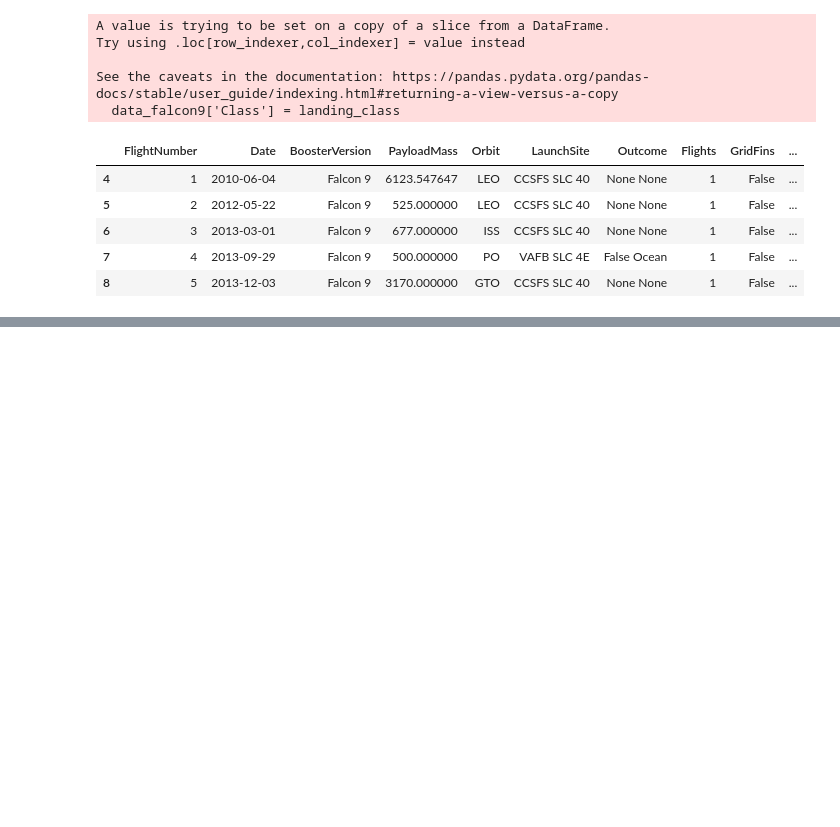
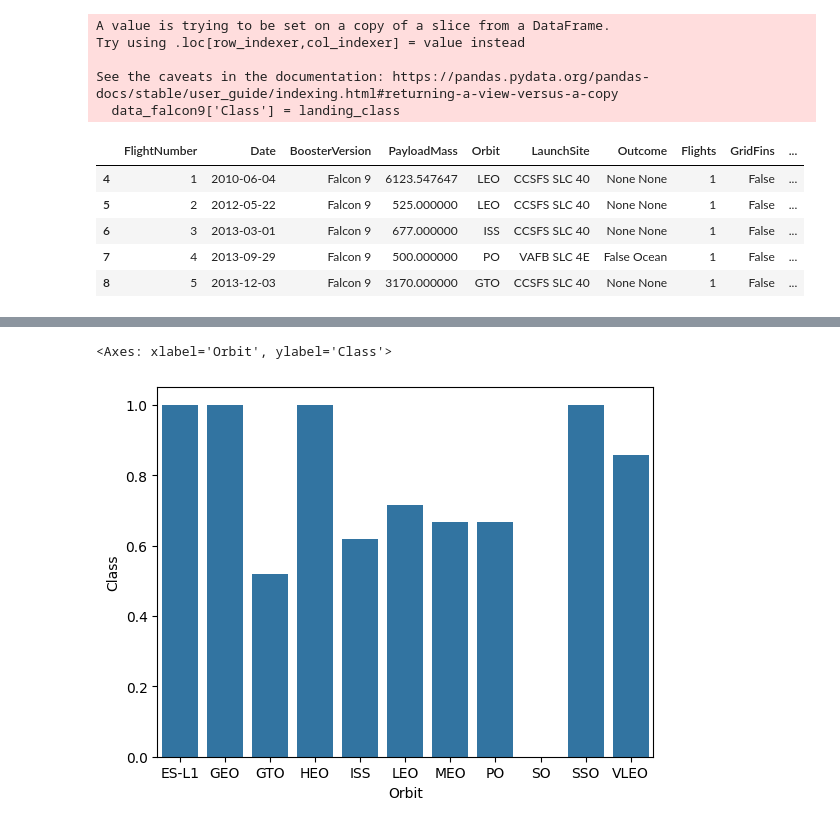
Before and after one commit to VOmidV/Capston_project_SpaceX, a Jupyter notebook: jupyter-labs-spacex-data-collection-api.ipynb, the cells around one changed output, grey strips where cells are left out. Cells and saved outputs as stored; diff of their text form; code cells hidden in the pictures; blank space fills up the shorter version.

```diff
--- a/jupyter-labs-spacex-data-collection-api.ipynb
+++ b/jupyter-labs-spacex-data-collection-api.ipynb
@@ -450,0 +479,6 @@ See the caveats in the documentation: https://pandas.pydata.org/pandas-docs/stab
+# %%
+OrbitAvg = data_falcon9.groupby('Orbit')['Class'].mean().reset_index()
+sns.barplot(x='Orbit', y='Class', data=OrbitAvg)
+# %% [output]
+<Axes: xlabel='Orbit', ylabel='Class'>
+[figure, added]
```
Also changed, not shown: parts of 12 cells of this notebook.
